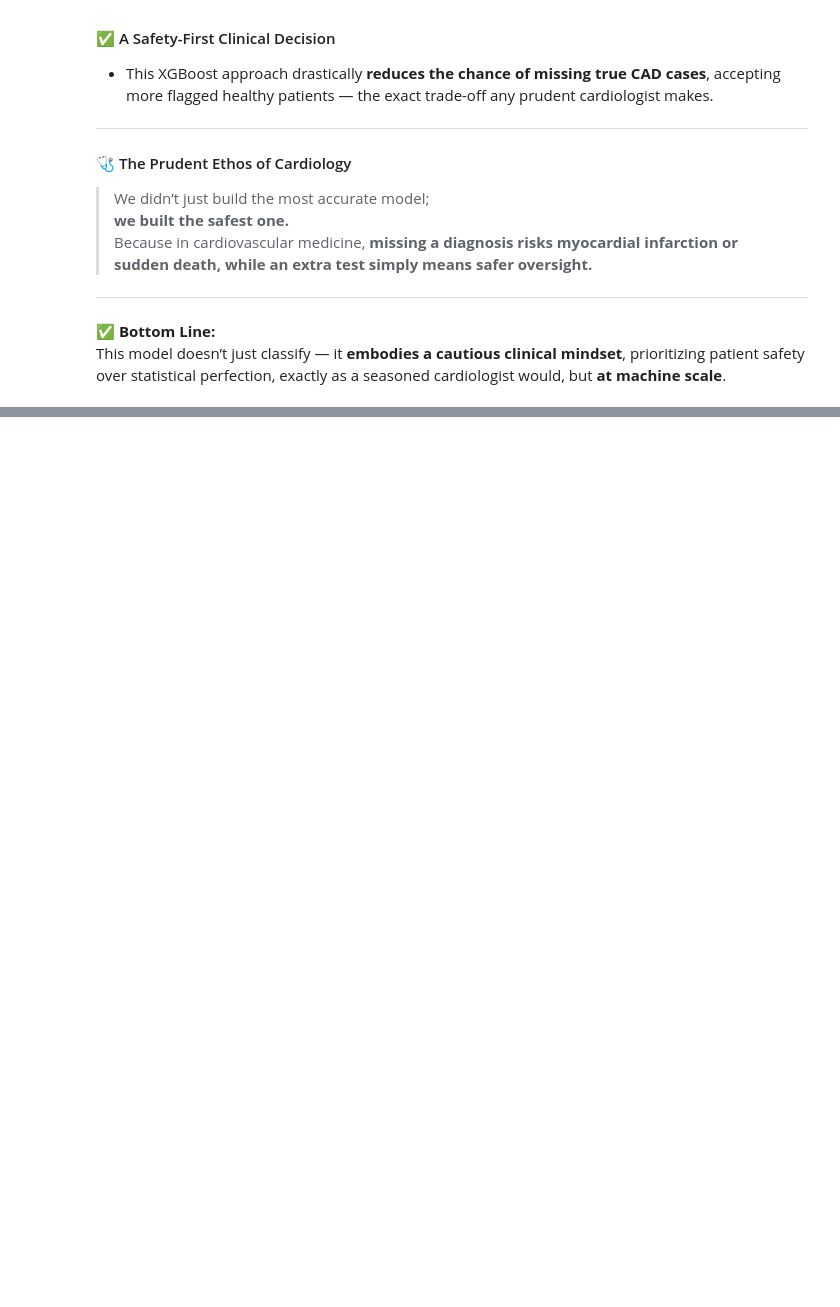
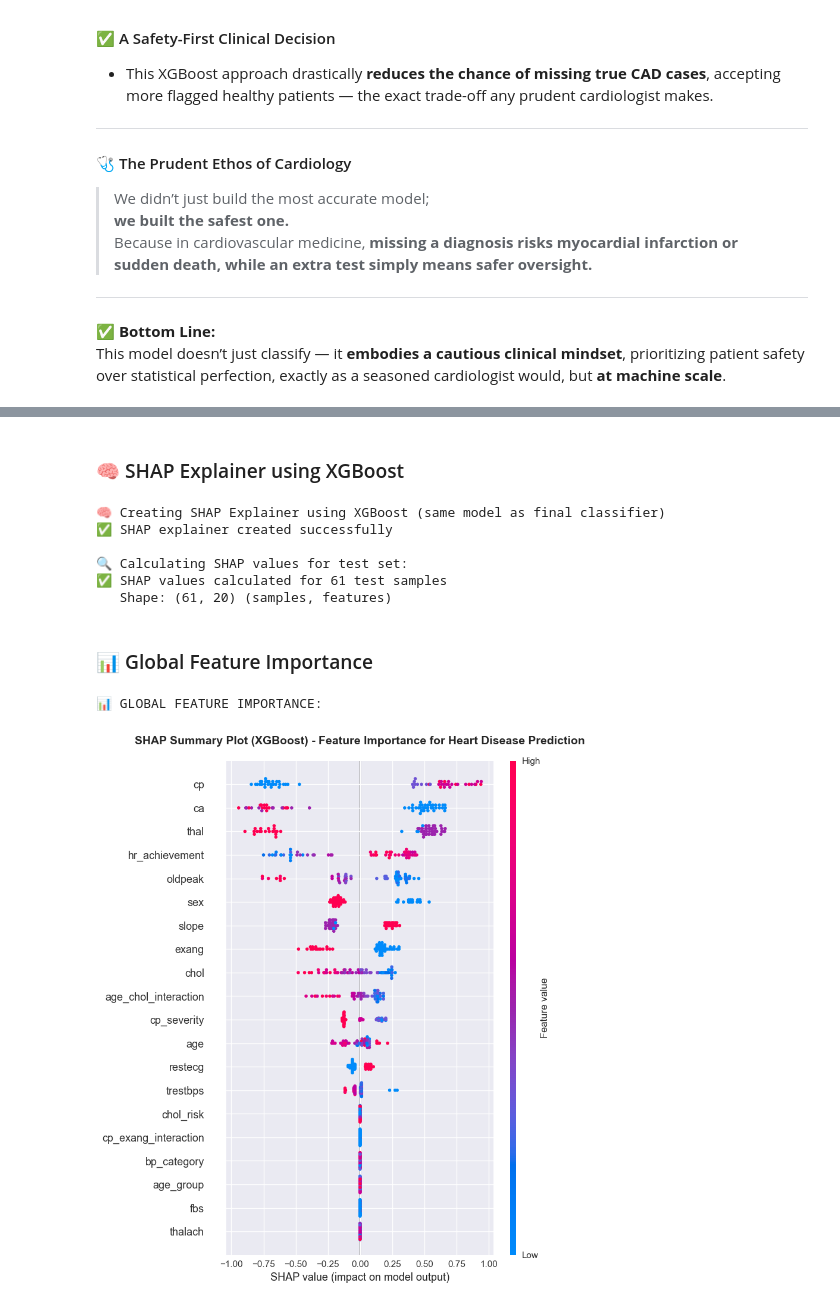
Before and after one commit to dr-ridwanoladipo/cardio-ai, a Jupyter notebook: notebooks/02_model_train_eval.ipynb, the cells around one changed output, grey strips where cells are left out. Drawn from its saved outputs; the diff is of its cells as text; code cells hidden in the pictures; blank space fills up the shorter version.

Commit message:
feat: add SHAP explainability, model export, and deployment preparation section

```diff
--- a/notebooks/02_model_train_eval.ipynb
+++ b/notebooks/02_model_train_eval.ipynb
@@ -402,0 +407,40 @@ This model doesn’t just classify — it **embodies a cautious clinical mindset
+# %% [markdown]
+### 🧠 SHAP Explainer using XGBoost
+# %%
+print("\n🧠 Creating SHAP Explainer using XGBoost (same model as final classifier)")
+
+shap_model = xgb_model
+explainer = shap.TreeExplainer(shap_model)
+
+print("✅ SHAP explainer created successfully")
+
+### 🔍 Calculate SHAP Values
+print("\n🔍 Calculating SHAP values for test set:")
+shap_values = explainer.shap_values(X_test_scaled)
+
+print(f"✅ SHAP values calculated for {X_test_scaled.shape[0]} test samples")
+print(f"   Shape: {np.array(shap_values).shape} (samples, features)")
+# %% [output]
+🧠 Creating SHAP Explainer using XGBoost (same model as final classifier)
+✅ SHAP explainer created successfully
+
+🔍 Calculating SHAP values for test set:
+✅ SHAP values calculated for 61 test samples
+   Shape: (61, 20) (samples, features)
+# %% [markdown]
+### 📊 Global Feature Importance
+# %%
+# - SHAP Summary Plot
+
+print("\n📊 GLOBAL FEATURE IMPORTANCE:")
+
+plt.figure(figsize=(12, 8))
+shap.summary_plot(shap_values, X_test_scaled,
+                  feature_names=X_test_scaled.columns, show=False)
+plt.title('SHAP Summary Plot (XGBoost) - Feature Importance for Heart Disease Prediction',
+          fontsize=14, fontweight='bold', pad=20)
+plt.tight_layout()
+plt.show()
+# %% [output]
+📊 GLOBAL FEATURE IMPORTANCE:
+[figure, added]
```
Also changed, not shown: parts of 6 cells of this notebook.
